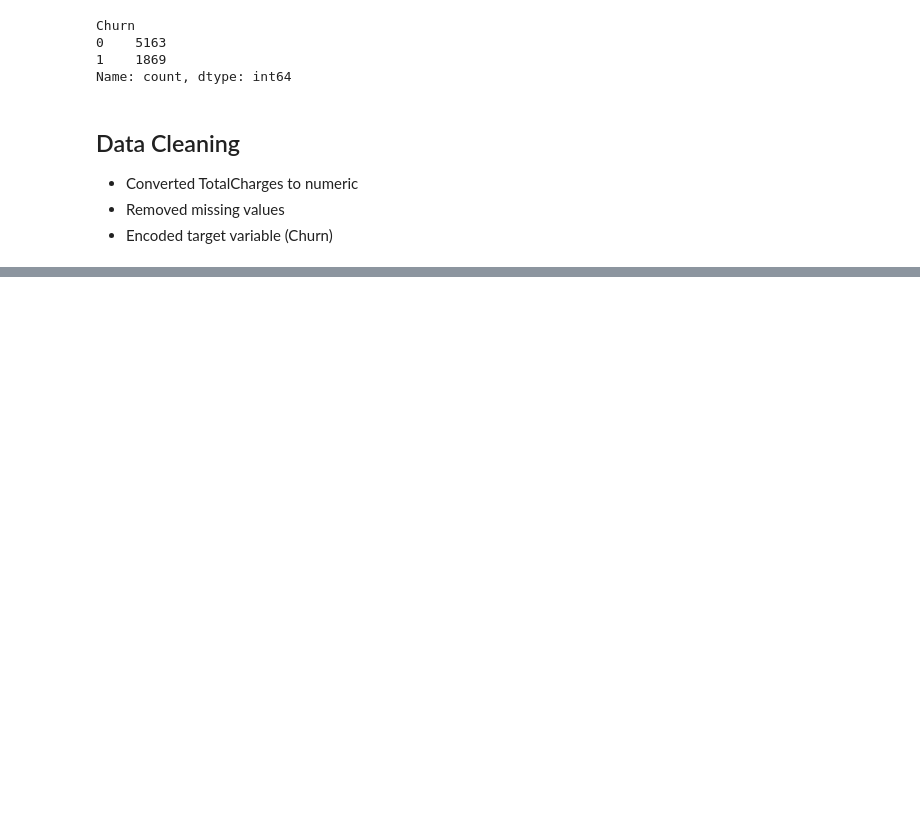
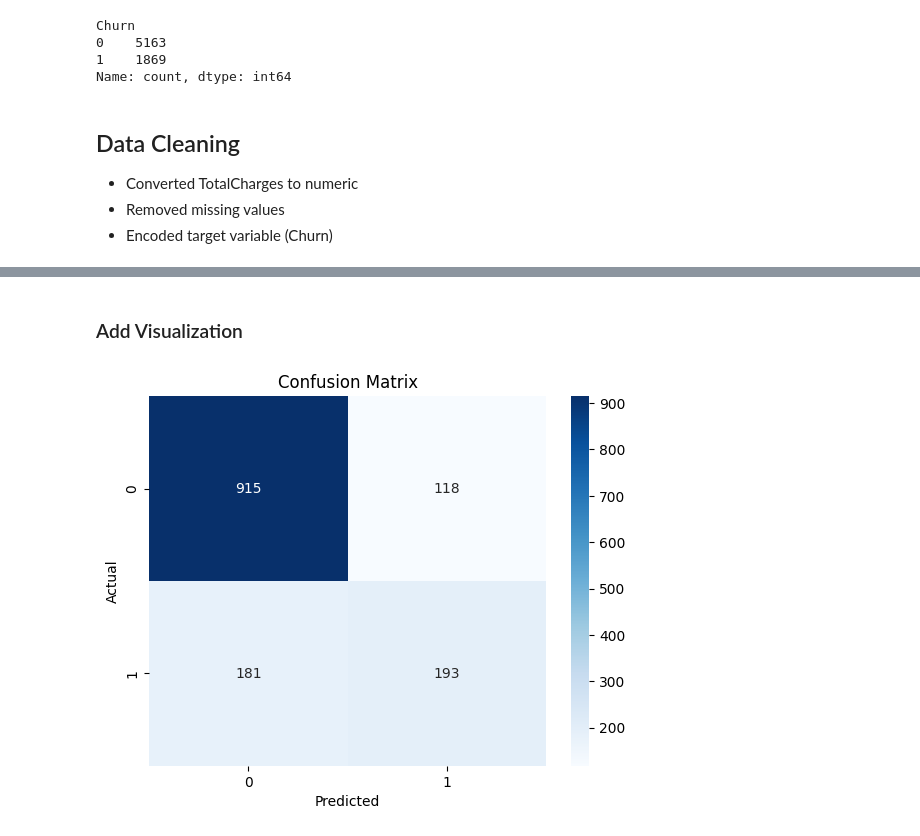
Before and after one commit to StojkoskiT/data-science-portfolio, a Jupyter notebook: projects/customer_churn/notebooks/customer_churn_analysis.ipynb, the cells around one changed output, grey strips where cells are left out. Drawn from its saved outputs; the diff is of its cells as text; code cells hidden in the pictures; blank space fills up the shorter version.

Commit message:
Add feature engineering and baseline logistic regression model

```diff
--- a/projects/customer_churn/notebooks/customer_churn_analysis.ipynb
+++ b/projects/customer_churn/notebooks/customer_churn_analysis.ipynb
@@ -188,0 +197,3 @@ Name: count, dtype: int64
+# %%
+cat_cols = df.select_dtypes(include=["object", "category", "string"]).columns
+cat_cols
@@ -188,0 +208,2 @@ Name: count, dtype: int64
+# %%
+df = pd.get_dummies(df, columns=cat_cols, drop_first=True)
@@ -188,0 +224,7 @@ Name: count, dtype: int64
+# %%
+from sklearn.model_selection import train_test_split
+
+X = df.drop("Churn", axis=1)
+y = df["Churn"]
+
+X_train, X_test, y_train, y_test = train_test_split(X, y, test_size=0.2, random_state=42)
@@ -188,0 +251,6 @@ Name: count, dtype: int64
+# %%
+from sklearn.metrics import accuracy_score, classification_report
+
+y_pred = model.predict(X_test)
+
+accuracy_score(y_test, y_pred)
@@ -188,0 +270,15 @@ Name: count, dtype: int64
+# %% [markdown]
+### Add Visualization
+# %%
+from sklearn.metrics import confusion_matrix
+import seaborn as sns
+
+cm = confusion_matrix(y_test, y_pred)
+
+sns.heatmap(cm, annot=True, fmt="d", cmap="Blues")
+plt.title("Confusion Matrix")
+plt.xlabel("Predicted")
+plt.ylabel("Actual")
+plt.show()
+# %% [output]
+[figure, added]
```
Also changed, not shown: parts of 16 cells of this notebook.
